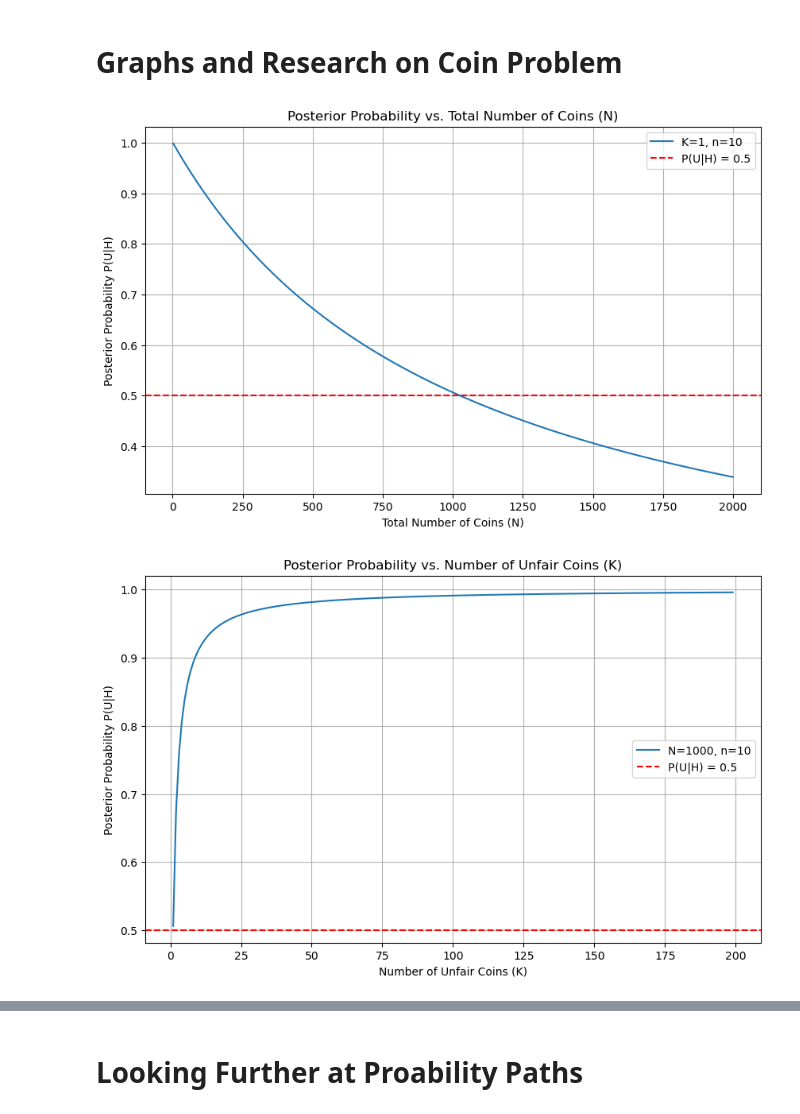
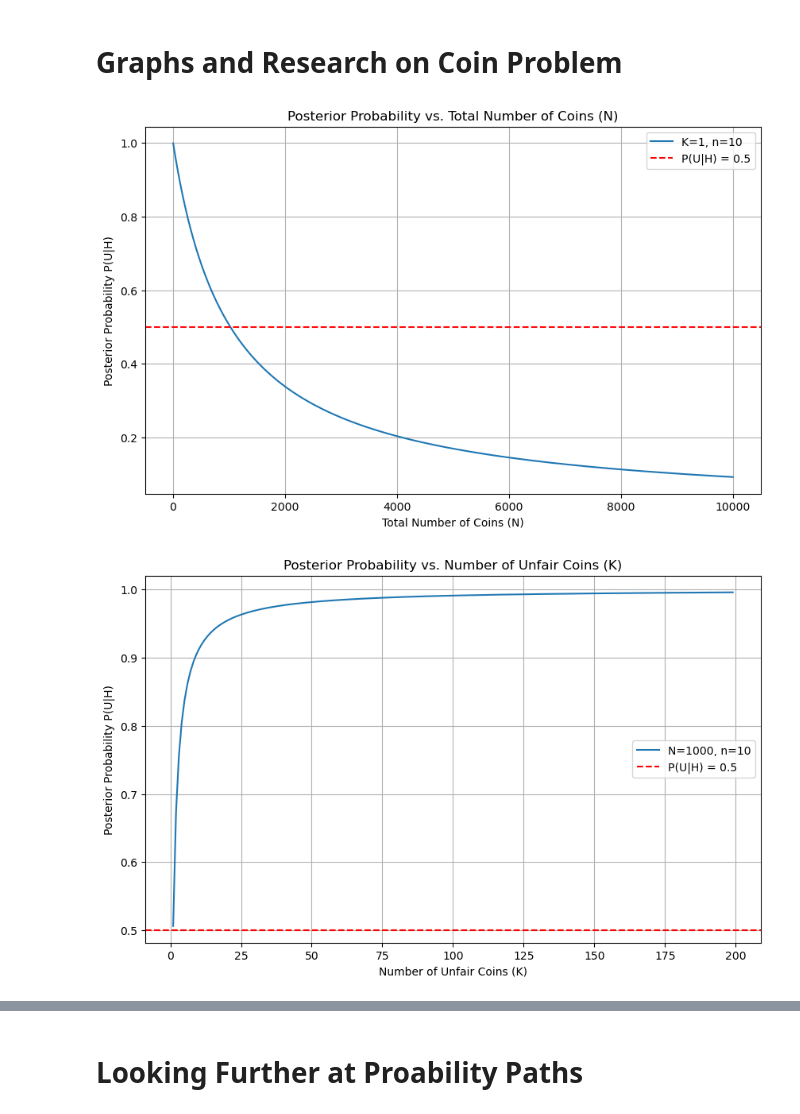
Before and after one commit to shaunakdivine/coinbayesrule, a Jupyter notebook: coins.ipynb, the cells around one changed output, grey strips where cells are left out. Cells and saved outputs as stored; diff of their text form; code cells hidden in the pictures.

```diff
--- a/coins.ipynb
+++ b/coins.ipynb
@@ -29,35 +29,35 @@ def plot_posterior_vs_K(N=1000, n=10, K_max=100):
     probabilities = [posterior_probability(K, N, n) for K in K_values]
 
     plt.figure(figsize=(10, 6))
     plt.plot(K_values, probabilities, label=f'N={N}, n={n}')
     plt.axhline(0.5, color='r', linestyle='--', label='P(U|H) = 0.5')
     plt.xlabel('Number of Unfair Coins (K)')
     plt.ylabel('Posterior Probability P(U|H)')
     plt.title('Posterior Probability vs. Number of Unfair Coins (K)')
     plt.legend()
     plt.grid(True)
     plt.show()
 
 def plot_posterior_vs_n(K=1, N=1000, n_max=20):
     n_values = np.arange(1, n_max)
     probabilities = [posterior_probability(K, N, n) for n in n_values]
 
     plt.figure(figsize=(10, 6))
     plt.plot(n_values, probabilities, label=f'K={K}, N={N}')
     plt.axhline(0.5, color='r', linestyle='--', label='P(U|H) = 0.5')
     plt.xlabel('Number of Consecutive Heads (n)')
     plt.ylabel('Posterior Probability P(U|H)')
     plt.title('Posterior Probability vs. Number of Consecutive Heads (n)')
     plt.legend()
     plt.grid(True)
     plt.show()
 
 
-plot_posterior_vs_N(K=1, n=10, N_max=2000)
+plot_posterior_vs_N(K=1, n=10, N_max=10000)
 plot_posterior_vs_K(N=1000, n=10, K_max=200)
 plot_posterior_vs_n(K=1, N=1000, n_max=25)
 # %% [output]
-[figure, old version]
+[figure, new version]
 [figure]
 [figure]
 # %% [markdown]
```
Also changed, not shown: 5 other files.
